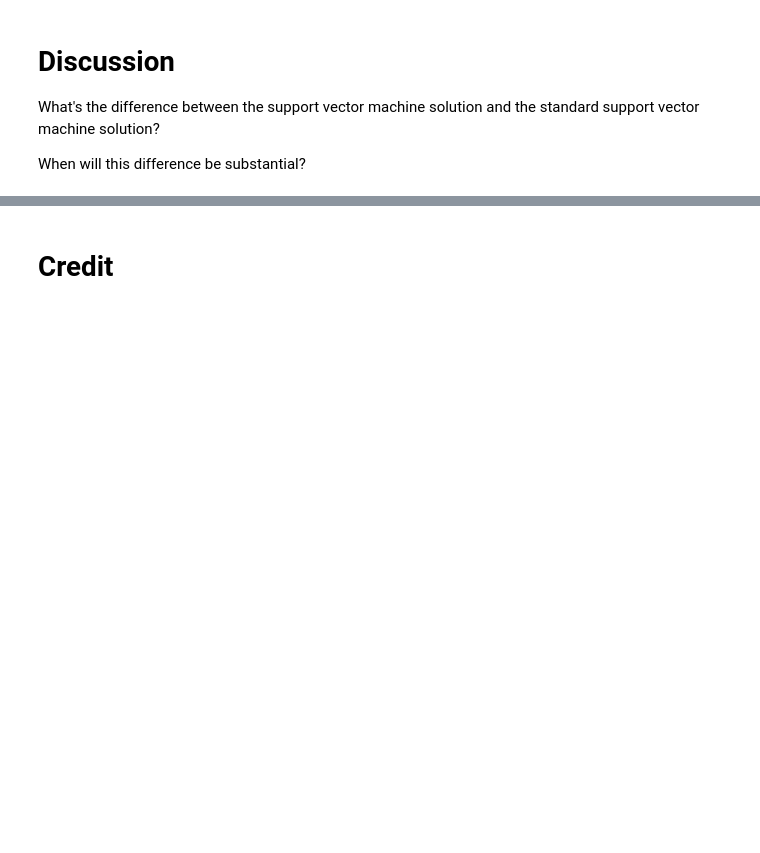
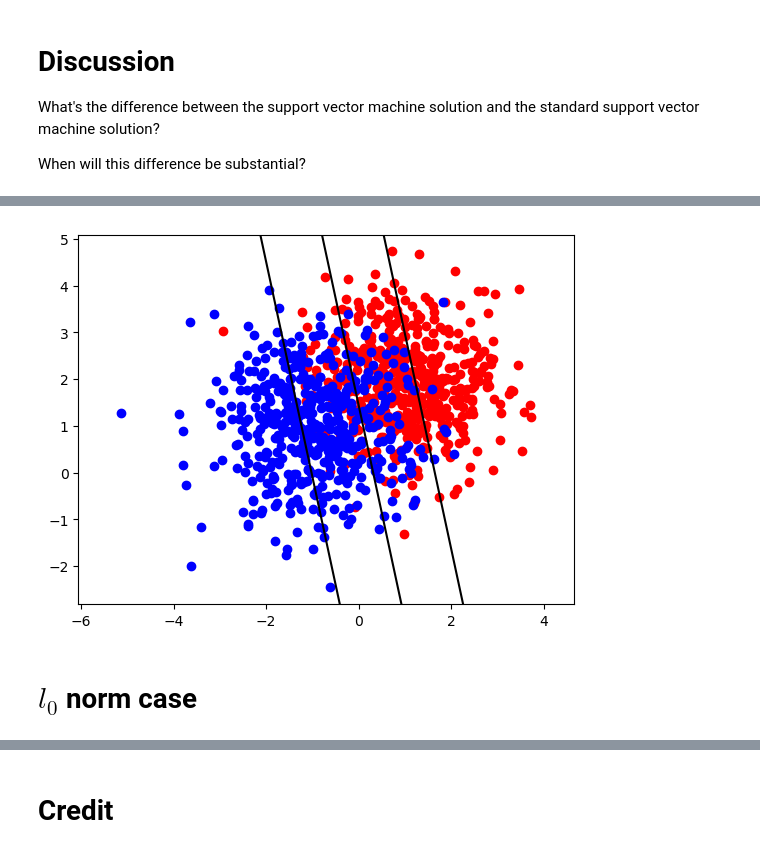
Before and after one commit to adelarue/cos_2019, a Jupyter notebook: 7_advanced_jump/2-Nonlinear-Programming.ipynb, the cells around one changed output, grey strips where cells are left out. Saved outputs shown, nothing was run; the diff lists cells and outputs as text; code cells hidden in the pictures; blank space fills up the shorter version.

```diff
--- a/7_advanced_jump/2-Nonlinear-Programming.ipynb
+++ b/7_advanced_jump/2-Nonlinear-Programming.ipynb
@@ -229,0 +234,24 @@ Consequently, if you are trying to solve a complex NLP, or a large-scale NLP, it
+# %%
+using JuMP
+const γ = 0.005
+const λ = 200.0
+function l1_svm(x,y)
+    n = size(x,1) # problem dimension
+    N = size(x,2) # number of points
+
+    svmModel=Model(solver=GurobiSolver()) #Change to the solver you are using
+    @variable(svmModel, w[1:n])
+    @variable(svmModel, b)
+    @variable(svmModel, z[1:N]>=0)
+    @variable(svmModel, abs_w[1:n])
+
+    #########################################################
+    @constraint(svmModel, abs_w.>=w)
+    @constraint(svmModel, abs_w.>=-w)
+    @constraint(svmModel,z.>=ones(N)-y.*(x'*w-b))
+    @objective(svmModel, Min, γ*w'*w+sum(z)+λ*sum(abs_w))
+    #########################################################
+
+    status=solve(svmModel)
+    return getvalue(w), getvalue(b)
+end
@@ -229,0 +261,2 @@ Consequently, if you are trying to solve a complex NLP, or a large-scale NLP, it
+# %%
+w3,b3 = l1_svm(x,y)
@@ -229,0 +282,19 @@ Consequently, if you are trying to solve a complex NLP, or a large-scale NLP, it
+# %%
+plot(x[1,1:N], x[2,1:N], "ro", x[1,(N+1):2N], x[2,(N+1):2N], "bo");
+
+xmin, xmax = xlim()
+ymin, ymax = ylim()
+y1 = (1+b3-w3[1]*xmin)/w3[2]
+y2 = (1+b3-w3[1]*xmax)/w3[2]
+plot([xmin,xmax], [y1,y2], "k-");
+y1 = (-1+b3-w3[1]*xmin)/w3[2]
+y2 = (-1+b3-w3[1]*xmax)/w3[2]
+plot([xmin,xmax], [y1,y2], "k-");
+y1 = (b3-w3[1]*xmin)/w3[2]
+y2 = (b3-w3[1]*xmax)/w3[2]
+ylim(ymin,ymax)
+plot([xmin,xmax], [y1,y2], "k-");
+# %% [output]
+[figure, added]
+# %% [markdown]
+# $l_0$ norm case
```
Also changed, not shown: parts of 23 cells of this notebook.
